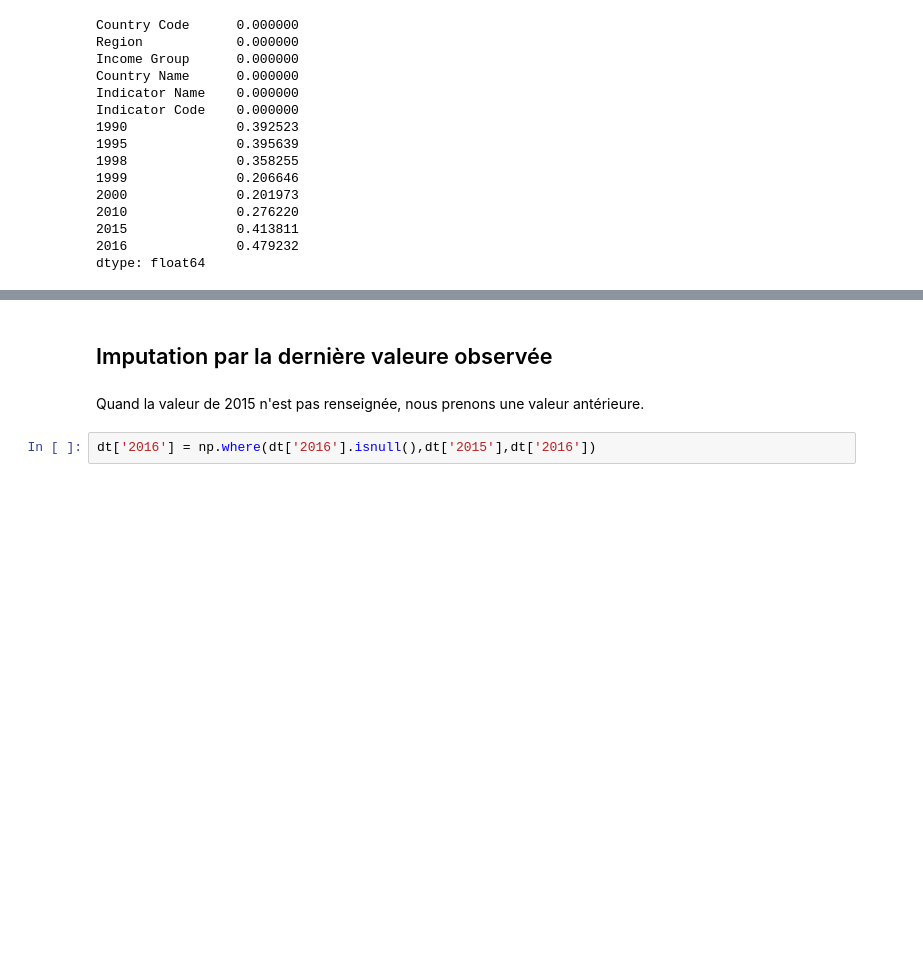
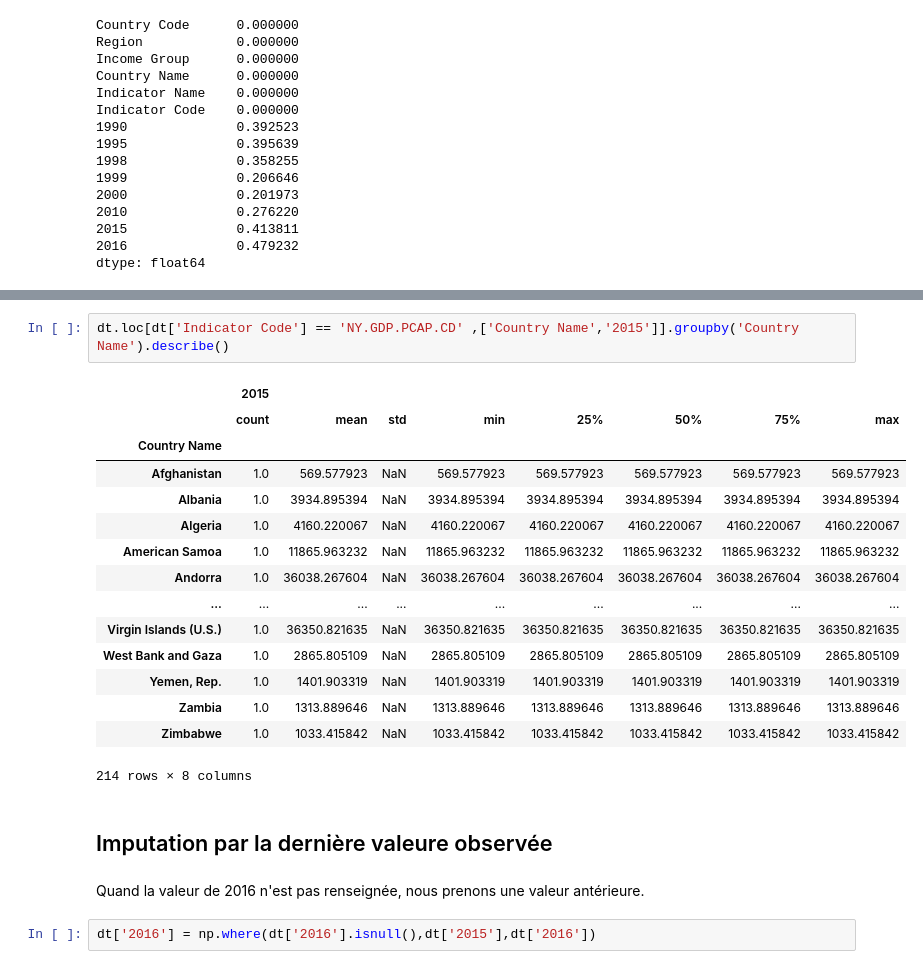
Before and after one commit to ArhurK/Projet-2-Analysez-des-donnees-de-systemes-educatifs, a Jupyter notebook: Projet 2 Analysez des données de systèmes éducatifs.ipynb, the cells around one changed output, grey strips where cells are left out. Drawn from its saved outputs; the diff is of its cells as text; blank space fills up the shorter version.

```diff
--- a/Projet 2 Analysez des données de systèmes éducatifs.ipynb
+++ b/Projet 2 Analysez des données de systèmes éducatifs.ipynb
@@ -876,7 +915,25 @@ dtype: float64
+# %%
+dt.loc[dt['Indicator Code'] == 'NY.GDP.PCAP.CD' ,['Country Name','2015']].groupby('Country Name').describe()
+# %% [output]
+|  | 2015 |  |  |  |  |  |  |  |
+|  | count | mean | std | min | 25% | 50% | 75% | max |
+| Country Name |  |  |  |  |  |  |  |  |
+| Afghanistan | 1.0 | 569.577923 | NaN | 569.577923 | 569.577923 | 569.577923 | 569.577923 | 569.577923 |
+| Albania | 1.0 | 3934.895394 | NaN | 3934.895394 | 3934.895394 | 3934.895394 | 3934.895394 | 3934.895394 |
+| Algeria | 1.0 | 4160.220067 | NaN | 4160.220067 | 4160.220067 | 4160.220067 | 4160.220067 | 4160.220067 |
+| American Samoa | 1.0 | 11865.963232 | NaN | 11865.963232 | 11865.963232 | 11865.963232 | 11865.963232 | 11865.963232 |
+| Andorra | 1.0 | 36038.267604 | NaN | 36038.267604 | 36038.267604 | 36038.267604 | 36038.267604 | 36038.267604 |
+| ... | ... | ... | ... | ... | ... | ... | ... | ... |
+| Virgin Islands (U.S.) | 1.0 | 36350.821635 | NaN | 36350.821635 | 36350.821635 | 36350.821635 | 36350.821635 | 36350.821635 |
+| West Bank and Gaza | 1.0 | 2865.805109 | NaN | 2865.805109 | 2865.805109 | 2865.805109 | 2865.805109 | 2865.805109 |
+| Yemen, Rep. | 1.0 | 1401.903319 | NaN | 1401.903319 | 1401.903319 | 1401.903319 | 1401.903319 | 1401.903319 |
+| Zambia | 1.0 | 1313.889646 | NaN | 1313.889646 | 1313.889646 | 1313.889646 | 1313.889646 | 1313.889646 |
+| Zimbabwe | 1.0 | 1033.415842 | NaN | 1033.415842 | 1033.415842 | 1033.415842 | 1033.415842 | 1033.415842 |
+214 rows × 8 columns
 # %% [markdown]
 ## Imputation par la dernière valeure observée
 # %% [markdown]
-Quand la valeur de 2015 n'est pas renseignée, nous prenons une valeur antérieure.
+Quand la valeur de 2016 n'est pas renseignée, nous prenons une valeur antérieure.
 # %%
 dt['2016'] = np.where(dt['2016'].isnull(),dt['2015'],dt['2016'])
 # %%
```
Also changed, not shown: parts of 11 cells of this notebook.
